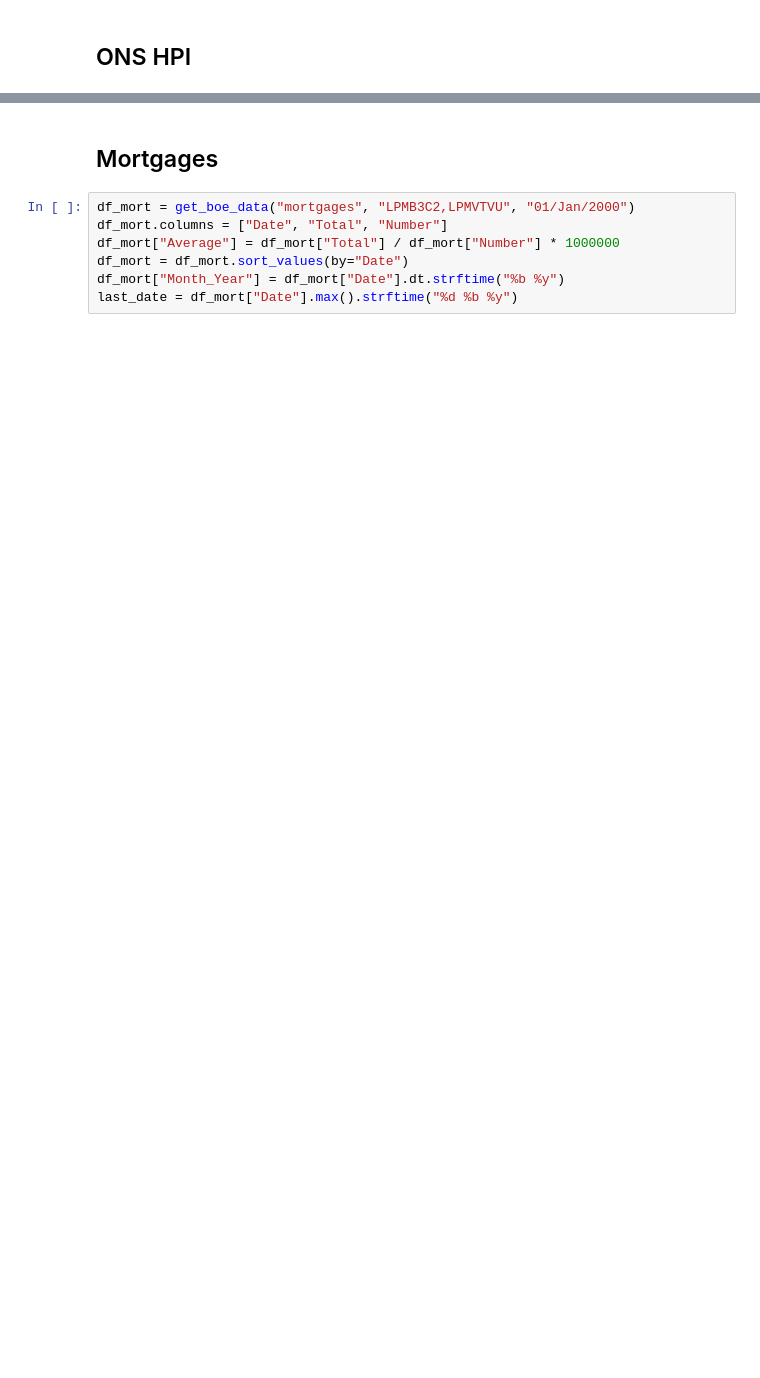
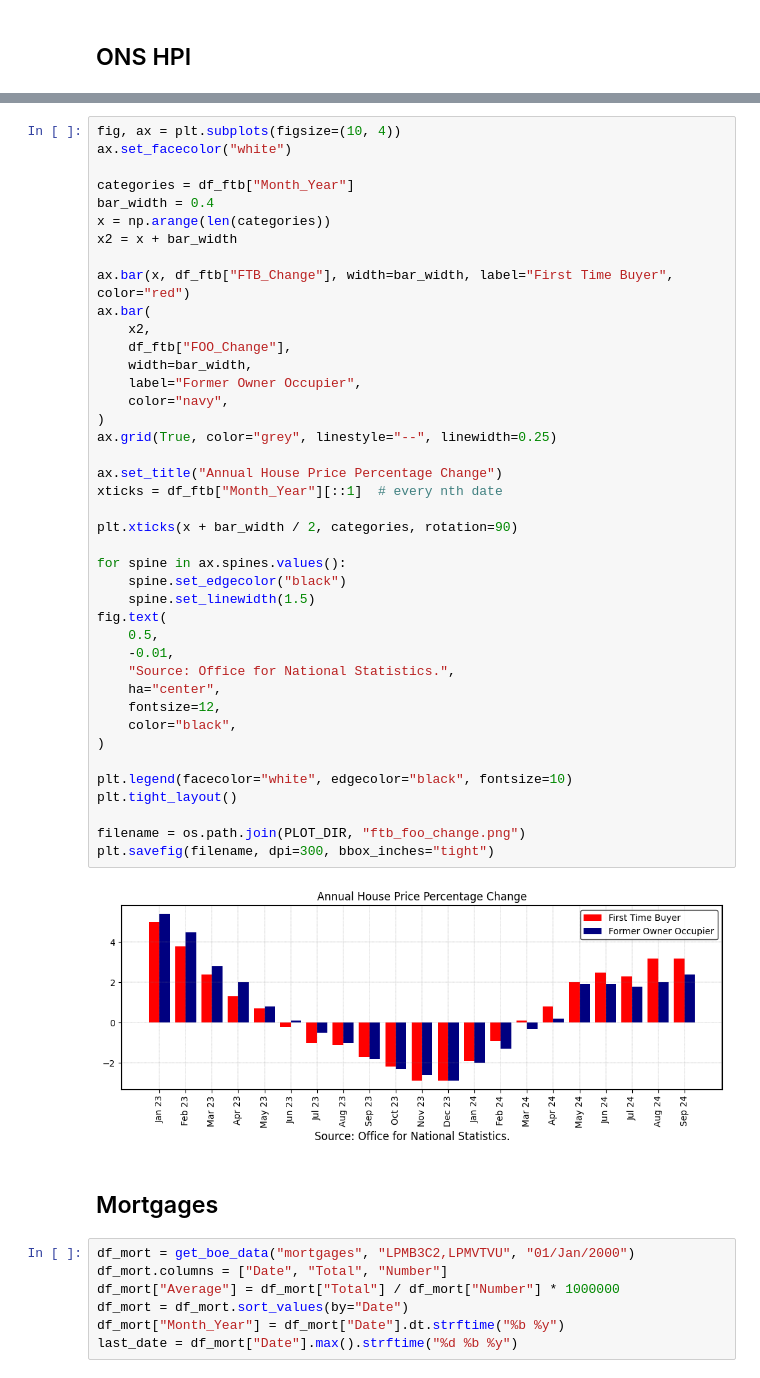
Before and after one commit to rpreen/econ, a Jupyter notebook: econ.ipynb, the cells around one changed output, grey strips where cells are left out. Drawn from its saved outputs; the diff is of its cells as text; blank space fills up the shorter version.

```diff
--- a/econ.ipynb
+++ b/econ.ipynb
@@ -218,3 +262,46 @@ df_ons_hpi["Month_Year"] = df_ons_hpi["Date"].dt.strftime("%b %y")
+# %%
+fig, ax = plt.subplots(figsize=(10, 4))
+ax.set_facecolor("white")
+
+categories = df_ftb["Month_Year"]
+bar_width = 0.4
+x = np.arange(len(categories))
+x2 = x + bar_width
+
+ax.bar(x, df_ftb["FTB_Change"], width=bar_width, label="First Time Buyer", color="red")
+ax.bar(
+    x2,
+    df_ftb["FOO_Change"],
+    width=bar_width,
+    label="Former Owner Occupier",
+    color="navy",
+)
+ax.grid(True, color="grey", linestyle="--", linewidth=0.25)
+
+ax.set_title("Annual House Price Percentage Change")
+xticks = df_ftb["Month_Year"][::1]  # every nth date
+
+plt.xticks(x + bar_width / 2, categories, rotation=90)
+
+for spine in ax.spines.values():
+    spine.set_edgecolor("black")
+    spine.set_linewidth(1.5)
+fig.text(
+    0.5,
+    -0.01,
+    "Source: Office for National Statistics.",
+    ha="center",
+    fontsize=12,
+    color="black",
+)
+
+plt.legend(facecolor="white", edgecolor="black", fontsize=10)
+plt.tight_layout()
+
+filename = os.path.join(PLOT_DIR, "ftb_foo_change.png")
+plt.savefig(filename, dpi=300, bbox_inches="tight")
+# %% [output]
+[figure, added]
 # %% [markdown]
 ## Mortgages
 # %%
```
Also changed, not shown: parts of 13 cells of this notebook, 1 other file.
